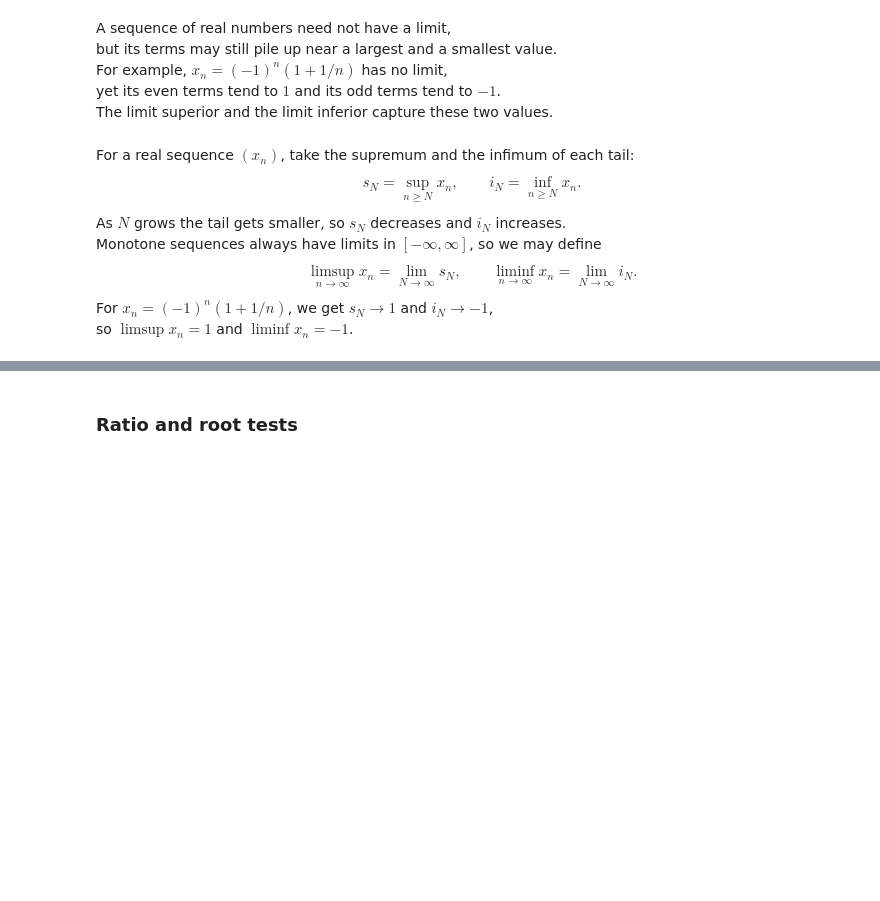
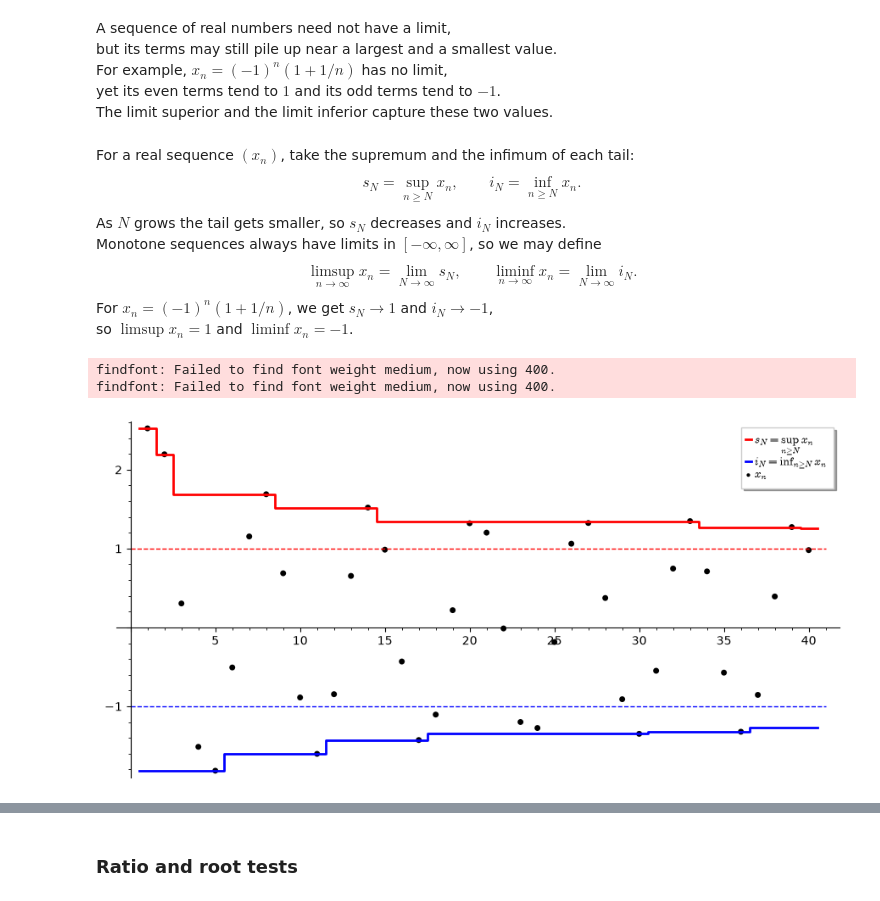
Before and after one commit to Symbol1/Complex2026, a Jupyter notebook: 1016.ipynb, the cells around one changed output, grey strips where cells are left out. Cells and saved outputs as stored; diff of their text form; code cells hidden in the pictures; blank space fills up the shorter version.

```diff
--- a/1016.ipynb
+++ b/1016.ipynb
@@ -68,0 +86,6 @@ For $p \le 0$ the terms do not tend to $0$.
+# %%
+for N in [10^2, 10^4, 10^6]:
+    a = sum(1 / (n * ln(RDF(n))) for n in range(2, N + 1))
+    b = sum(1 / (n * ln(RDF(n))^1.1) for n in range(2, N + 1))
+    c = sum(1 / (n * ln(RDF(n)) * ln(ln(RDF(n)))) for n in range(3, N + 1))
+    print(f'{N:>8}  {float(a):6.3f}  {float(b):6.3f}  {float(c):6.3f}')
@@ -92,10 +127,26 @@ yet its even terms tend to $1$ and its odd terms tend to $-1$.
 The limit superior and the limit inferior capture these two values.
 # %% [markdown]
 For a real sequence $(x_n)$, take the supremum and the infimum of each tail:
-$$ s_N = \sup_{n \ge N}x_n,\qquad i_N = \inf_{n \ge N}x_n. $$
+$$ s_N = \sup_{n\ge N}x_n,\qquad i_N = \inf_{n\ge N}x_n. $$
 As $N$ grows the tail gets smaller, so $s_N$ decreases and $i_N$ increases.
 Monotone sequences always have limits in $[-\infty, \infty]$, so we may define
-$$ \limsup_{n \to \infty}x_n = \lim_{N \to \infty}s_N,\qquad
-\liminf_{n \to \infty}x_n = \lim_{N \to \infty}i_N. $$
+$$ \limsup_{n\to\infty}x_n = \lim_{N\to\infty}s_N,\qquad
+\liminf_{n\to\infty}x_n = \lim_{N\to\infty}i_N. $$
 For $x_n = (-1)^n(1 + 1/n)$, we get $s_N \to 1$ and $i_N \to -1$,
 so $\limsup x_n = 1$ and $\liminf x_n = -1$.
+# %%
+x = lambda n: (1 + 2/sqrt(RDF(n))) * sin(RDF(n))
+M = 40
+values = [x(n) for n in range(1, 5001)]  # later terms have |x_n| < 1.03 and cannot change s_N or i_N
+s = [max(values[N - 1:]) for N in range(1, M + 1)]
+t = [min(values[N - 1:]) for N in range(1, M + 1)]
+steps = lambda v: [(N - 0.5, v[N - 1]) for N in range(1, M + 1)] + [(M + 0.5, v[-1])]
+G = plot_step_function(steps(s), color='red', thickness=2, legend_label=r'$s_N = \sup_{n\geq N} x_n$')
+G += plot_step_function(steps(t), color='blue', thickness=2, legend_label=r'$i_N = \inf_{n\geq N} x_n$')
+G += line([(0, 1), (M + 1, 1)], color='red', linestyle='--') + line([(0, -1), (M + 1, -1)], color='blue', linestyle='--')
+G += point([(n, x(n)) for n in range(1, M + 1)], color='black', size=25, legend_label='$x_n$')
+G.show(figsize=[9, 4.5])
+# %% [output]
+findfont: Failed to find font weight medium, now using 400.
+findfont: Failed to find font weight medium, now using 400.
+[figure, added]
```
Also changed, not shown: parts of 67 cells of this notebook, 6 other files.
